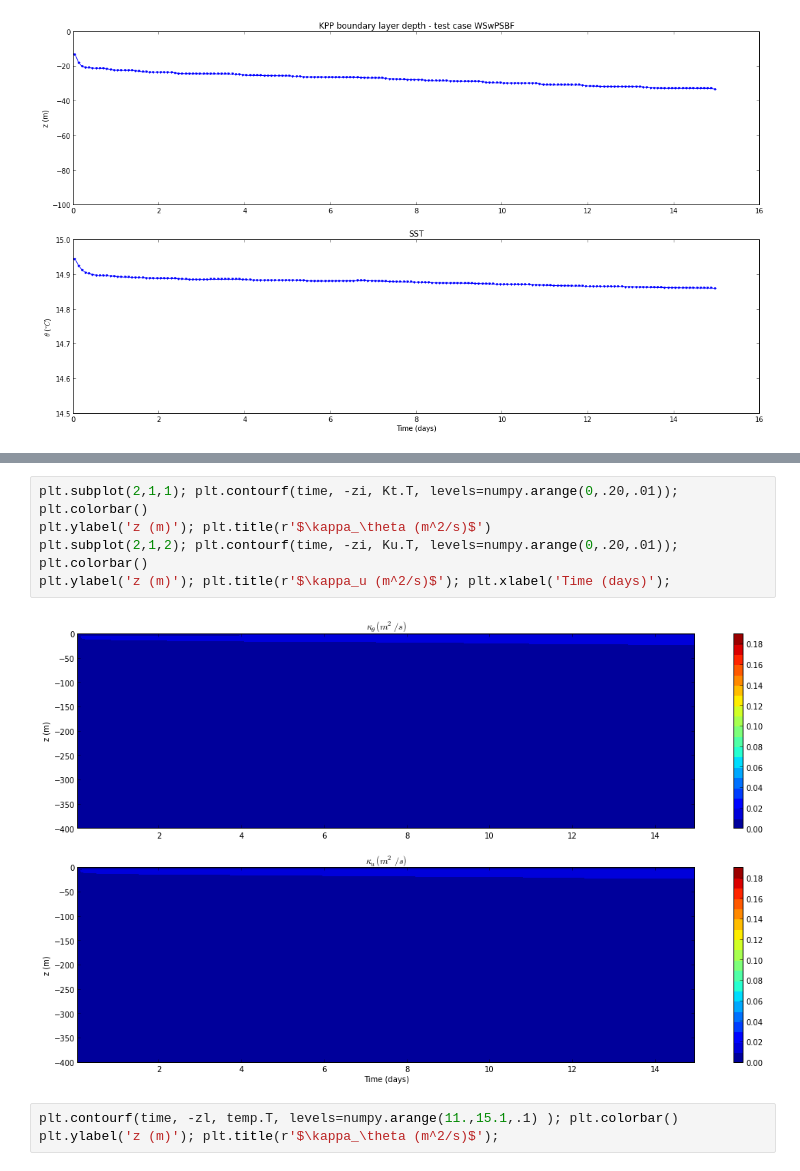
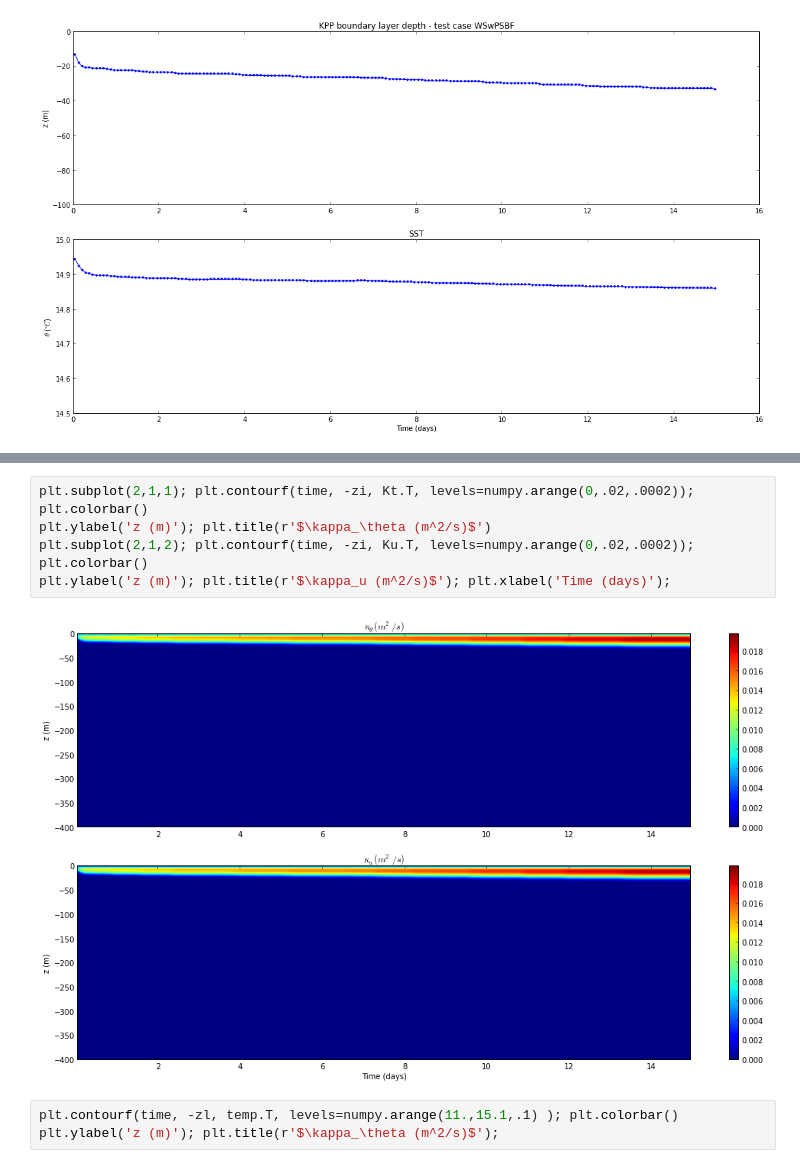
Before and after one commit to toddringler/pythonNotebooks, a Jupyter notebook: SCM time series.ipynb, the cells around one changed output, grey strips where cells are left out. Cells and saved outputs as stored; diff of their text form.

```diff
--- a/SCM time series.ipynb
+++ b/SCM time series.ipynb
@@ -39,10 +39,10 @@ plt.ylabel('z (m)'); plt.title('v (m/s)'); plt.xlabel('Time (days)');
 # %%
-plt.subplot(2,1,1); plt.contourf(time, -zi, Kt.T, levels=numpy.arange(0,.20,.01)); plt.colorbar()
+plt.subplot(2,1,1); plt.contourf(time, -zi, Kt.T, levels=numpy.arange(0,.02,.0002)); plt.colorbar()
 plt.ylabel('z (m)'); plt.title(r'$\kappa_\theta (m^2/s)$')
-plt.subplot(2,1,2); plt.contourf(time, -zi, Ku.T, levels=numpy.arange(0,.20,.01)); plt.colorbar()
+plt.subplot(2,1,2); plt.contourf(time, -zi, Ku.T, levels=numpy.arange(0,.02,.0002)); plt.colorbar()
 plt.ylabel('z (m)'); plt.title(r'$\kappa_u (m^2/s)$'); plt.xlabel('Time (days)');
 # %% [output]
-[figure, old version]
+[figure, new version]
 # %%
 plt.contourf(time, -zl, temp.T, levels=numpy.arange(11.,15.1,.1) ); plt.colorbar()
 plt.ylabel('z (m)'); plt.title(r'$\kappa_\theta (m^2/s)$');
```
Also changed, not shown: parts of 1 cell of this notebook.
